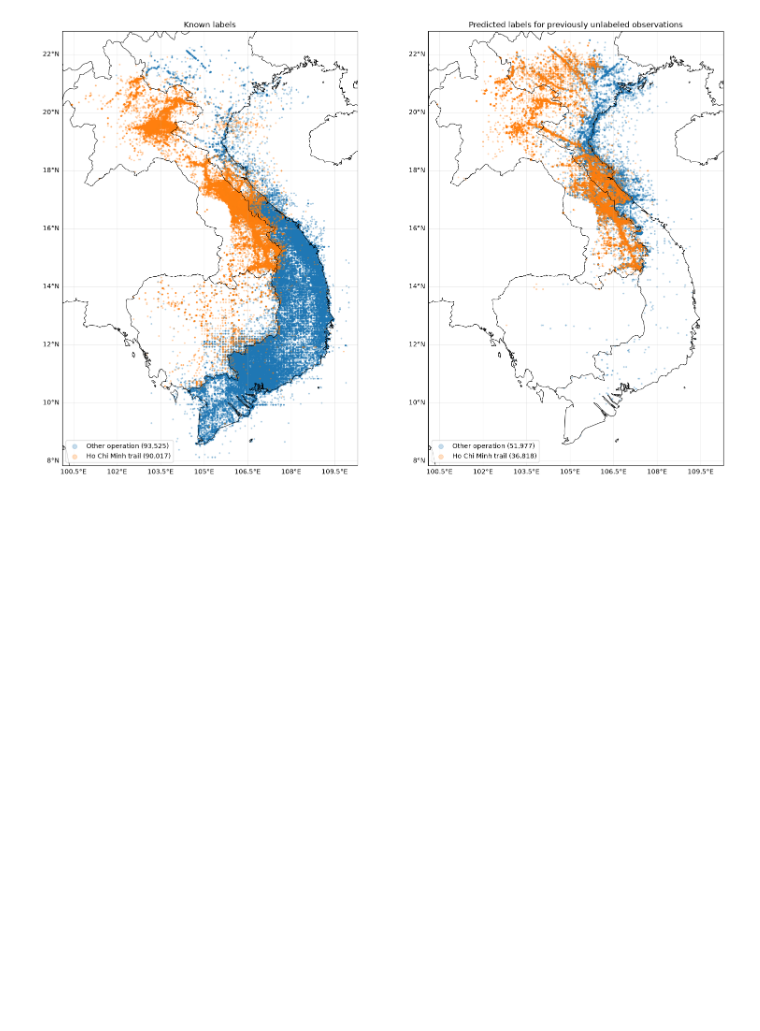
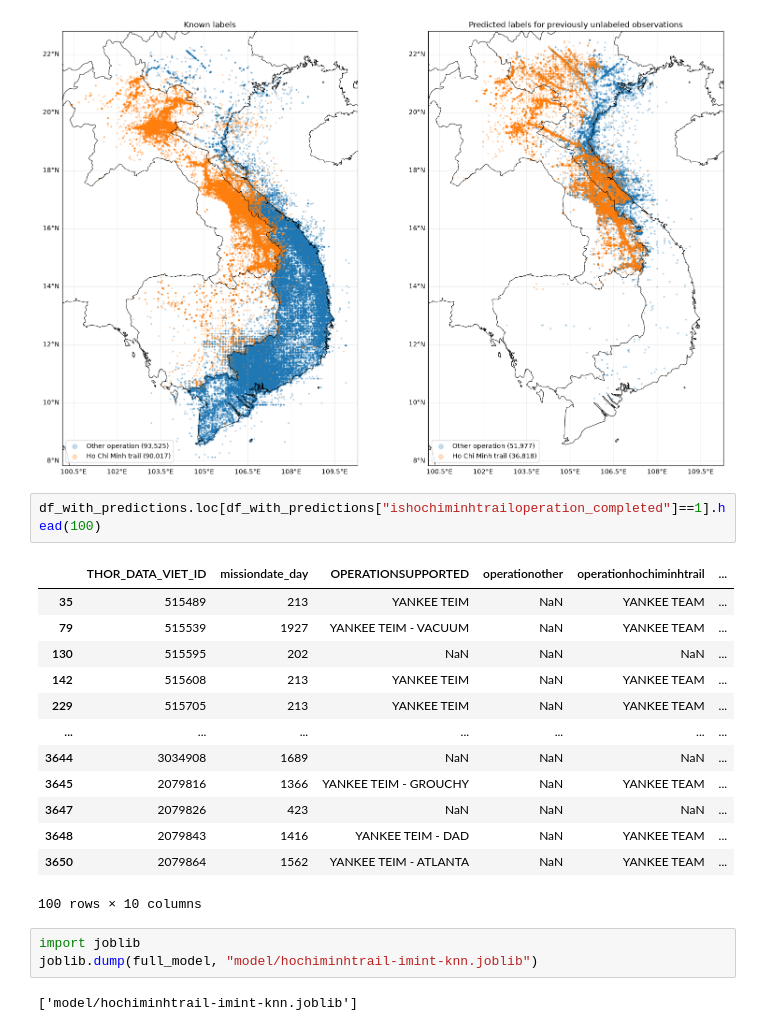
Before and after one commit to ristotammela/thoranalytics, a Jupyter notebook: THOR-31 - Nearest neighbour.ipynb, the cells around one changed output. Saved outputs shown, nothing was run; the diff lists cells and outputs as text; blank space fills up the shorter version.

Commit message:
Model import to duckdb

```diff
--- a/THOR-31 - Nearest neighbour.ipynb
+++ b/THOR-31 - Nearest neighbour.ipynb
@@ -299,3 +302,24 @@ plt.show()
 Labeled observations without coordinates: 0
 Observations without a known or predicted label: 0
 [figure]
+# %%
+df_with_predictions.loc[df_with_predictions["ishochiminhtrailoperation_completed"]==1].head(100)
+# %% [output]
+|  | THOR_DATA_VIET_ID | missiondate_day | OPERATIONSUPPORTED | operationother | operationhochiminhtrail | ... |
+| 35 | 515489 | 213 | YANKEE TEIM | NaN | YANKEE TEAM | ... |
+| 79 | 515539 | 1927 | YANKEE TEIM - VACUUM | NaN | YANKEE TEAM | ... |
+| 130 | 515595 | 202 | NaN | NaN | NaN | ... |
+| 142 | 515608 | 213 | YANKEE TEIM | NaN | YANKEE TEAM | ... |
+| 229 | 515705 | 213 | YANKEE TEIM | NaN | YANKEE TEAM | ... |
+| ... | ... | ... | ... | ... | ... | ... |
+| 3644 | 3034908 | 1689 | NaN | NaN | NaN | ... |
+| 3645 | 2079816 | 1366 | YANKEE TEIM - GROUCHY | NaN | YANKEE TEAM | ... |
+| 3647 | 2079826 | 423 | NaN | NaN | NaN | ... |
+| 3648 | 2079843 | 1416 | YANKEE TEIM - DAD | NaN | YANKEE TEAM | ... |
+| 3650 | 2079864 | 1562 | YANKEE TEIM - ATLANTA | NaN | YANKEE TEAM | ... |
+100 rows × 10 columns
+# %%
+import joblib
+joblib.dump(full_model, "model/hochiminhtrail-imint-knn.joblib")
+# %% [output]
+['model/hochiminhtrail-imint-knn.joblib']
```
Also changed, not shown: parts of 1 cell of this notebook, 8 other files.
